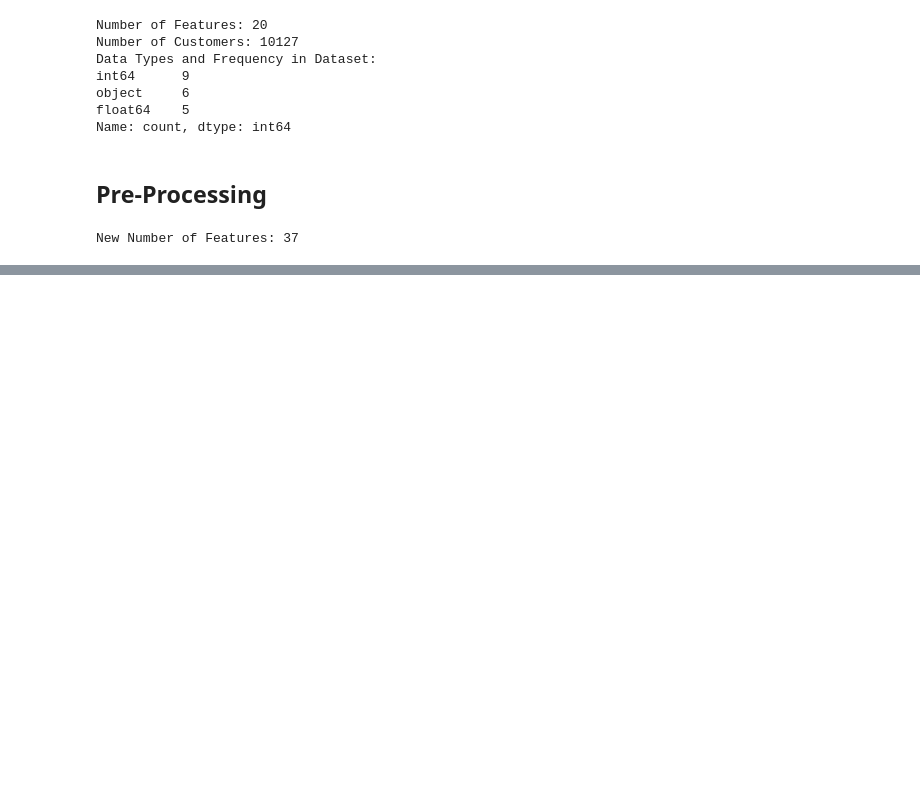
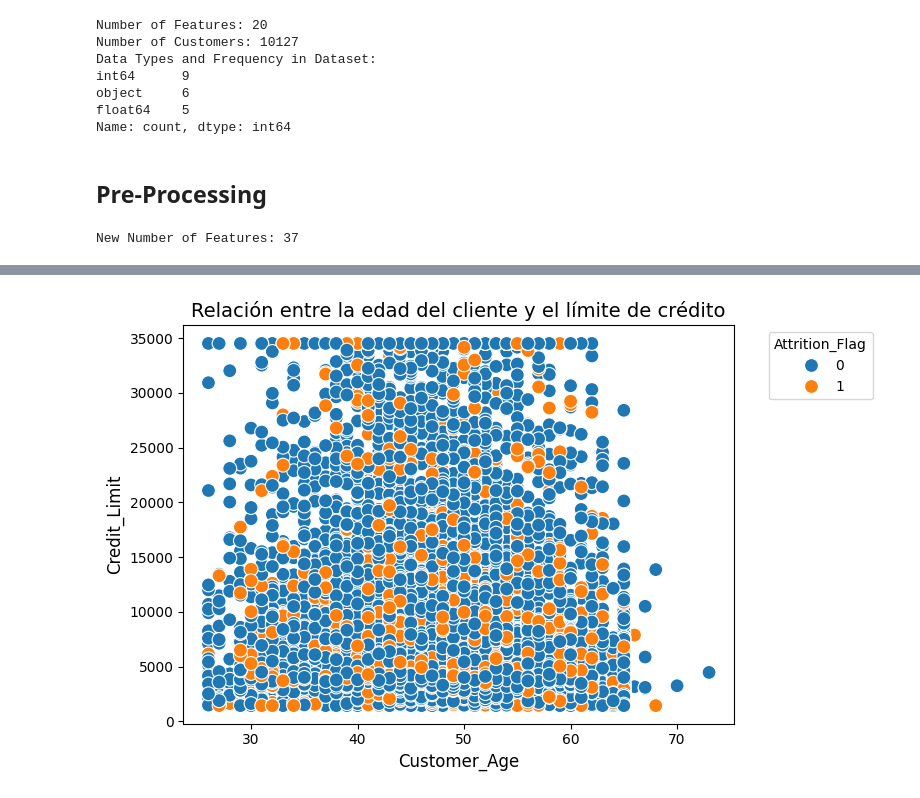
Before and after one commit to AngelaOrtiz918/taller2-angela, a Jupyter notebook: bank-churners-init.ipynb, the cells around one changed output, grey strips where cells are left out. Cells and saved outputs as stored; diff of their text form; code cells hidden in the pictures; blank space fills up the shorter version.

```diff
--- a/bank-churners-init.ipynb
+++ b/bank-churners-init.ipynb
@@ -128,0 +130,13 @@ plt.show()
+# %%
+#Scatter Plot
+
+plt.figure(figsize=(8, 5))
+sns.scatterplot(data=df, x='Customer_Age', y='Credit_Limit', hue='Attrition_Flag', palette='tab10', s=100)
+plt.title('Relación entre la edad del cliente y el límite de crédito', fontsize=14)
+plt.xlabel('Customer_Age', fontsize=12)
+plt.ylabel('Credit_Limit', fontsize=12)
+plt.legend(title='Attrition_Flag', bbox_to_anchor=(1.05, 1), loc='upper left')
+plt.tight_layout()
+plt.show()
+# %% [output]
+[figure, added]
```
Also changed, not shown: parts of 2 cells of this notebook.
